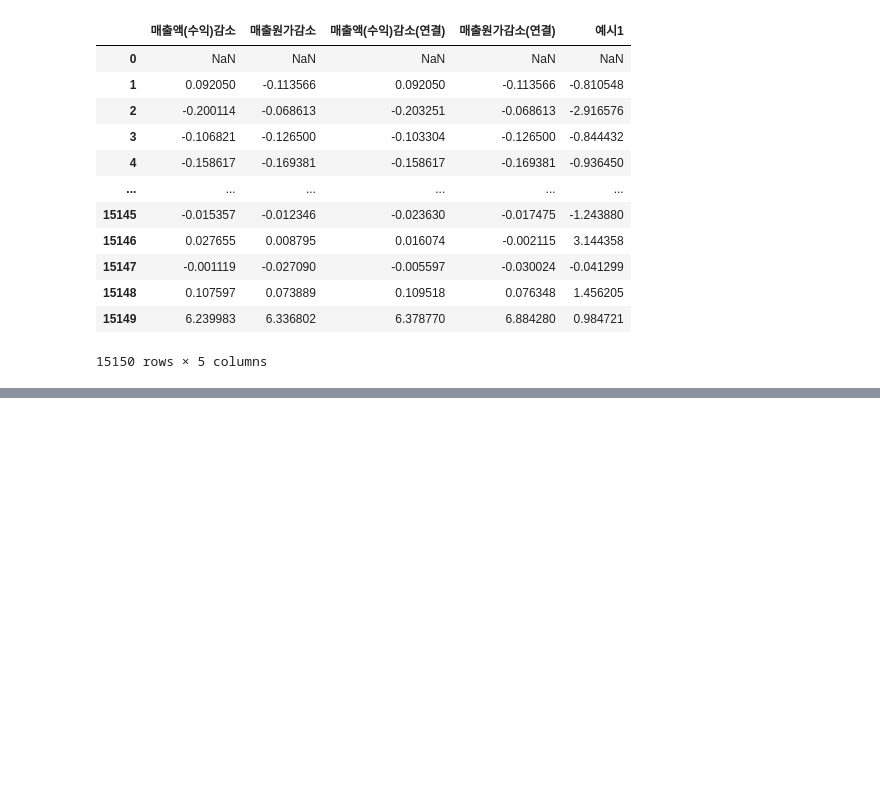
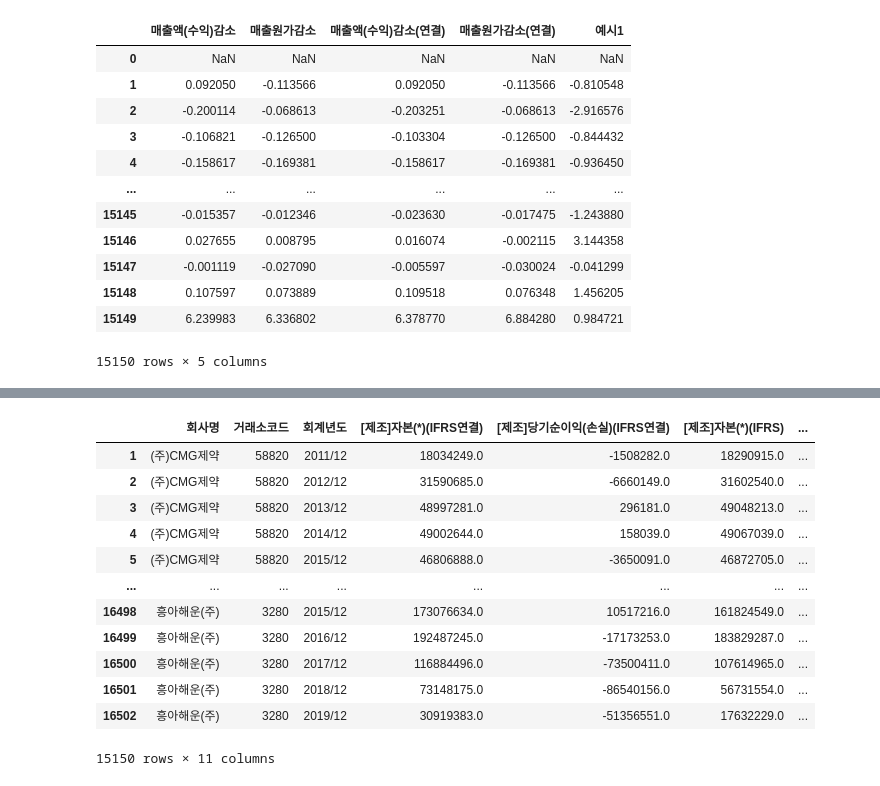
Before and after one commit to pelllzz/ubion4_project2, a Jupyter notebook: code/set_list_test.ipynb, the cells around one changed output, grey strips where cells are left out. Saved outputs shown, nothing was run; the diff lists cells and outputs as text; code cells hidden in the pictures; blank space fills up the shorter version.

```diff
--- a/code/set_list_test.ipynb
+++ b/code/set_list_test.ipynb
@@ -186,5 +167,6 @@ KeyError: '[제조]자본(*)(IFRS2)'
 # %%
-# df_rate_a.to_csv("../csv_data/자기자본테스트2.csv", encoding="CP949")
+#df_rate_a.to_csv("../csv_data/자기자본테스트2.csv", encoding="CP949")
 
-df_rate_a
+kill_2010 = df_rate_a[df_rate_a['회계년도'].str.contains("2010")].index
+kill_2010
 # %% [output]
@@ -203,0 +179,17 @@ df_rate_a
+# %%
+df_rate_a_complete = df_rate_a.drop(kill_2010)
+df_rate_a_complete
+# %% [output]
+|  | 회사명 | 거래소코드 | 회계년도 | [제조]자본(*)(IFRS연결) | [제조]당기순이익(손실)(IFRS연결) | [제조]자본(*)(IFRS) | ... |
+| 1 | (주)CMG제약 | 58820 | 2011/12 | 18034249.0 | -1508282.0 | 18290915.0 | ... |
+| 2 | (주)CMG제약 | 58820 | 2012/12 | 31590685.0 | -6660149.0 | 31602540.0 | ... |
+| 3 | (주)CMG제약 | 58820 | 2013/12 | 48997281.0 | 296181.0 | 49048213.0 | ... |
+| 4 | (주)CMG제약 | 58820 | 2014/12 | 49002644.0 | 158039.0 | 49067039.0 | ... |
+| 5 | (주)CMG제약 | 58820 | 2015/12 | 46806888.0 | -3650091.0 | 46872705.0 | ... |
+| ... | ... | ... | ... | ... | ... | ... | ... |
+| 16498 | 흥아해운(주) | 3280 | 2015/12 | 173076634.0 | 10517216.0 | 161824549.0 | ... |
+| 16499 | 흥아해운(주) | 3280 | 2016/12 | 192487245.0 | -17173253.0 | 183829287.0 | ... |
+| 16500 | 흥아해운(주) | 3280 | 2017/12 | 116884496.0 | -73500411.0 | 107614965.0 | ... |
+| 16501 | 흥아해운(주) | 3280 | 2018/12 | 73148175.0 | -86540156.0 | 56731554.0 | ... |
+| 16502 | 흥아해운(주) | 3280 | 2019/12 | 30919383.0 | -51356551.0 | 17632229.0 | ... |
+15150 rows × 11 columns
```
Also changed, not shown: parts of 9 cells of this notebook, 52 other files.
